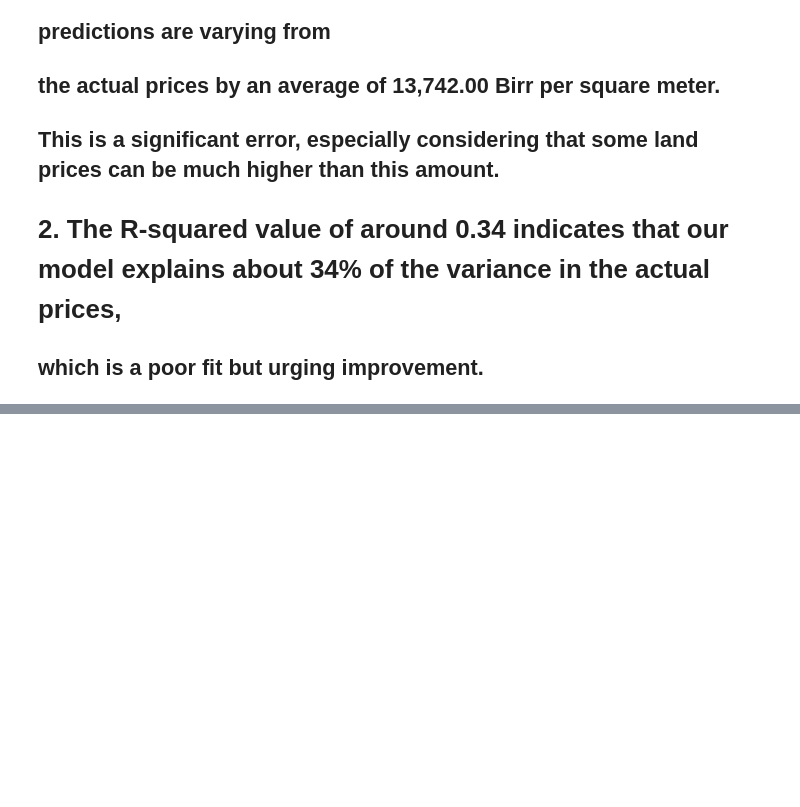
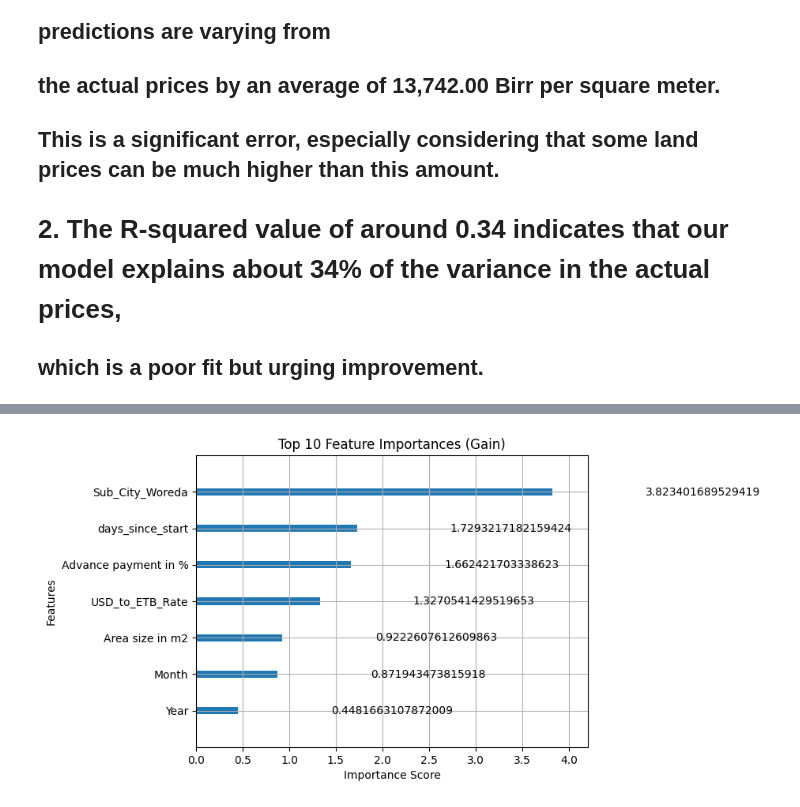
Before and after one commit to Solhemi/Land_auction_price_prediction_model_in_Addis, a Jupyter notebook: land_auction_price_prediction_model.ipynb, the cells around one changed output, grey strips where cells are left out. Saved outputs shown, nothing was run; the diff lists cells and outputs as text; code cells hidden in the pictures; blank space fills up the shorter version.

Commit message:
Model performance + experimemtation

```diff
--- a/land_auction_price_prediction_model.ipynb
+++ b/land_auction_price_prediction_model.ipynb
@@ -1044,0 +1131,7 @@ Text(0.5, 1.0, 'Actual vs Predicted Prices per m2 with Regression Line')
+# %%
+# Check which features are most important in the XGBoost model using the feature importance plot
+xgb.plot_importance(xgb_model, importance_type='gain', max_num_features=10,
+                    title='Top 10 Feature Importances (Gain)', xlabel='Importance Score', ylabel='Features')
+plt.show()
+# %% [output]
+[figure, added]
```
Also changed, not shown: parts of 2 cells of this notebook.
